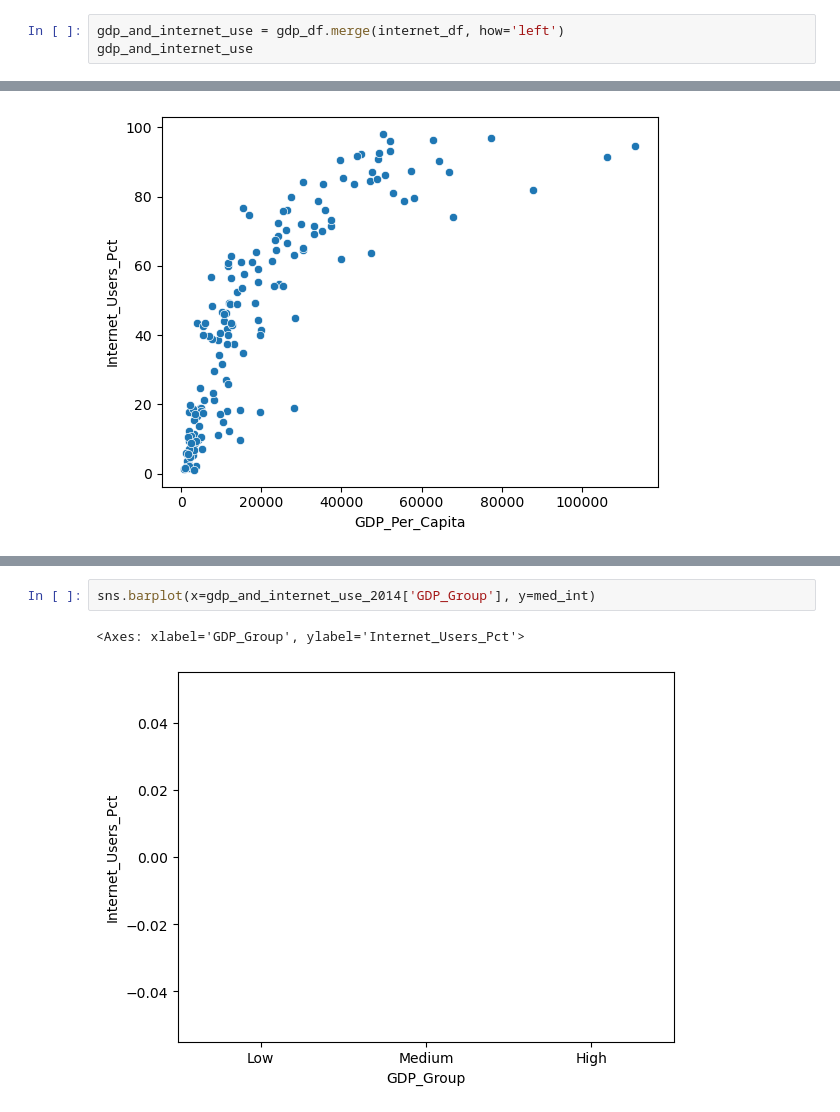
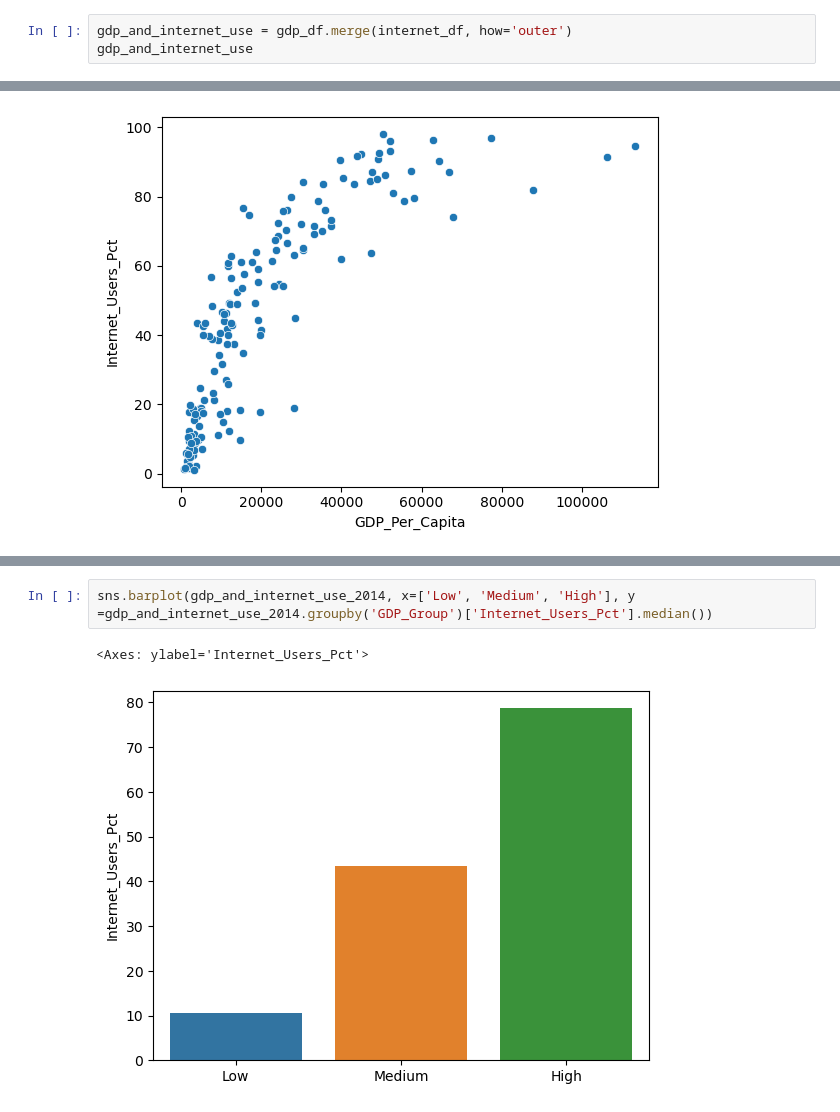
Before and after one commit to NSS-Data-Analytics-Cohort-10/gdp-and-internet-usage-Daniel-Hoover, a Jupyter notebook: Notebooks/un_project.ipynb, the cells around one changed output, grey strips where cells are left out. Cells and saved outputs as stored; diff of their text form.

Commit message:
1 hour push. Made a bar graph

```diff
--- a/Notebooks/un_project.ipynb
+++ b/Notebooks/un_project.ipynb
@@ -481,7 +481,7 @@ internet_df.info
 
 [4495 rows x 3 columns]>
 # %%
-gdp_and_internet_use = gdp_df.merge(internet_df, how='left')
+gdp_and_internet_use = gdp_df.merge(internet_df, how='outer')
 gdp_and_internet_use
 # %% [output]
 |  | Country | Year | GDP_Per_Capita | Internet_Users_Pct |
@@ -610,5 +615,5 @@ print(highmed)
 # %%
-sns.barplot(x=gdp_and_internet_use_2014['GDP_Group'], y=med_int)
+sns.barplot(gdp_and_internet_use_2014, x=['Low', 'Medium', 'High'], y =gdp_and_internet_use_2014.groupby('GDP_Group')['Internet_Users_Pct'].median())
 # %% [output]
-<Axes: xlabel='GDP_Group', ylabel='Internet_Users_Pct'>
+<Axes: ylabel='Internet_Users_Pct'>
-[figure, old version]
+[figure, new version]
```
Also changed, not shown: parts of 9 cells of this notebook.
